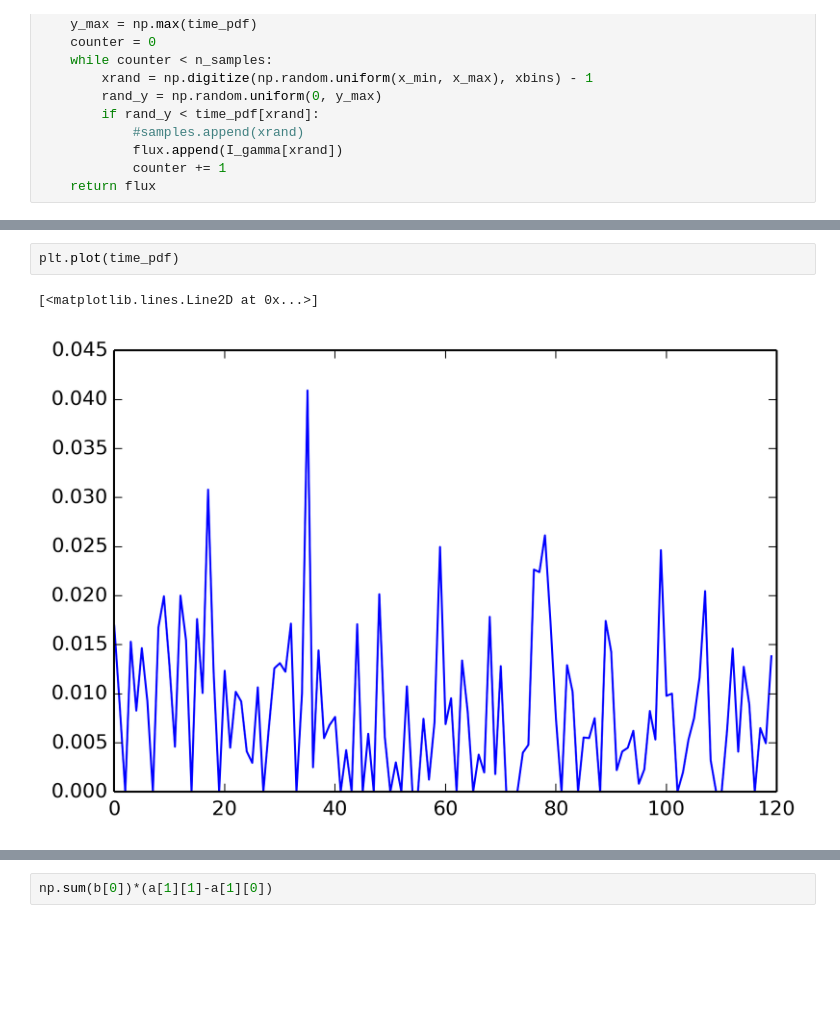
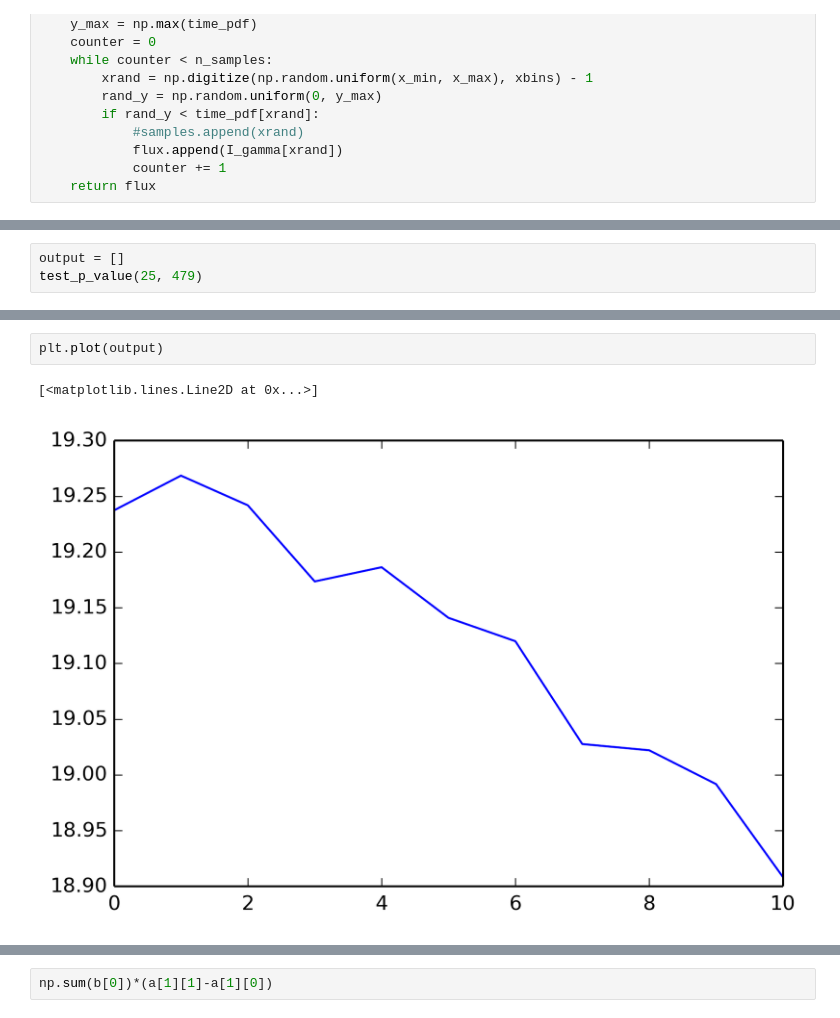
Before and after one commit to 221B-Haibara/IceCube_AstroNumy, a Jupyter notebook: Notebooks/GetGammaFluxProbability.ipynb, the cells around one changed output, grey strips where cells are left out. Drawn from its saved outputs; the diff is of its cells as text; blank space fills up the shorter version.

```diff
--- a/Notebooks/GetGammaFluxProbability.ipynb
+++ b/Notebooks/GetGammaFluxProbability.ipynb
@@ -94,0 +198,3 @@ for _ in xrange(10):
+# %%
+output = []
+test_p_value(25, 479)
@@ -95,5 +205,5 @@ for _ in xrange(10):
 # %%
-plt.plot(time_pdf)
+plt.plot(output)
 # %% [output]
 [<matplotlib.lines.Line2D at 0x...>]
-[figure, old version]
+[figure, new version]
```
Also changed, not shown: parts of 19 cells of this notebook.
